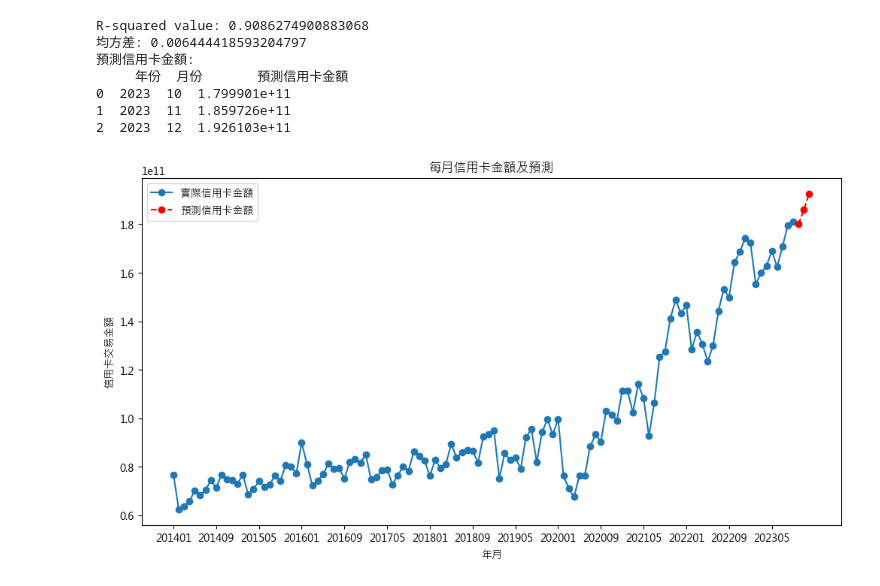
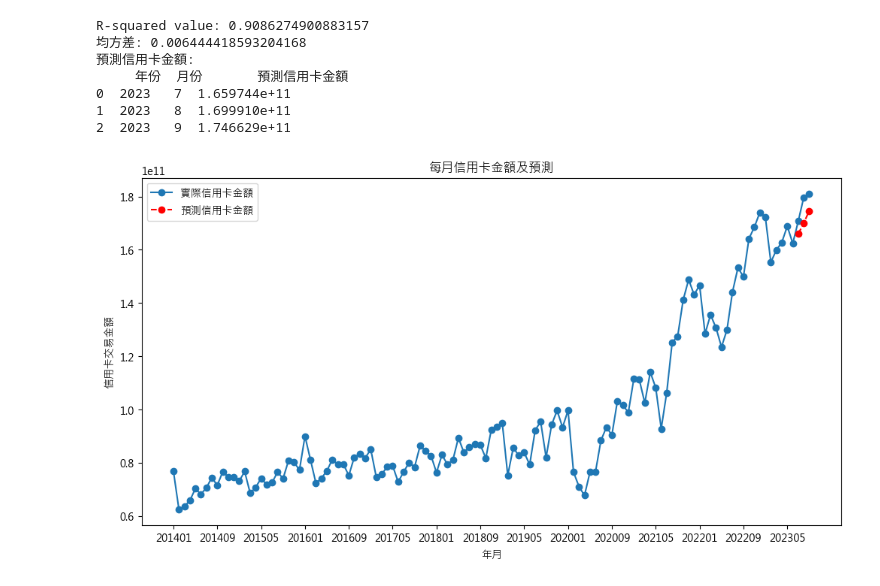
Before and after one commit to xuanlll17/creditcard, a Jupyter notebook: ML.ipynb, the cells around one changed output. Drawn from its saved outputs; the diff is of its cells as text; code cells hidden in the pictures.

```diff
--- a/ML.ipynb
+++ b/ML.ipynb
@@ -45,7 +45,7 @@ model = LinearRegression()
 model.fit(X_scaled, y_scaled)
 
 # 預測2023年10月、11月和12月的信用卡消費金額
-next_months = pd.DataFrame({"年份": [2023] * 3, "月份": [10, 11, 12]})
+next_months = pd.DataFrame({"年份": [2023] * 3, "月份": [7, 8, 9]})
 next_months_poly = poly.transform(next_months)
 next_months_scaled = scaler_X.transform(next_months_poly)
 
@@ -55,36 +55,36 @@ next_months["預測信用卡金額"] = scaler_y.inverse_transform(
 ).flatten()
 
 # R平方與平均方差
 r_squared = r2_score(y_scaled, model.predict(X_scaled))
 print(f"R-squared value: {r_squared}")
 mse = mean_squared_error(y_scaled, model.predict(X_scaled))
 print(f"均方差: {mse}")
 
 print("預測信用卡金額:")
 print(next_months[["年份", "月份", "預測信用卡金額"]])
 
 plt.figure(figsize=(12, 6))
 plt.plot(monthly_total_expenses["年月"], y, marker="o", label="實際信用卡金額")
 plt.plot(
     next_months["年份"].astype(str) + next_months["月份"].astype(str).str.zfill(2),
     next_months["預測信用卡金額"],
     marker="o",
     linestyle="--",
     color="red",
     label="預測信用卡金額",
 )
 plt.title("每月信用卡金額及預測")
 plt.xlabel("年月")
 plt.ylabel("信用卡交易金額")
 plt.xticks(monthly_total_expenses["年月"][::8])  # 每8個標籤顯示一次
 plt.legend()
 plt.show()
 # %% [output]
-R-squared value: 0.9086274900883068
-均方差: 0.006444418593204797
+R-squared value: 0.9086274900883157
+均方差: 0.006444418593204168
 預測信用卡金額:
      年份  月份       預測信用卡金額
-0  2023  10  1.799901e+11
-1  2023  11  1.859726e+11
-2  2023  12  1.926103e+11
+0  2023   7  1.659744e+11
+1  2023   8  1.699910e+11
+2  2023   9  1.746629e+11
-[figure, old version]
+[figure, new version]
```
Also changed, not shown: parts of 2 cells of this notebook.
